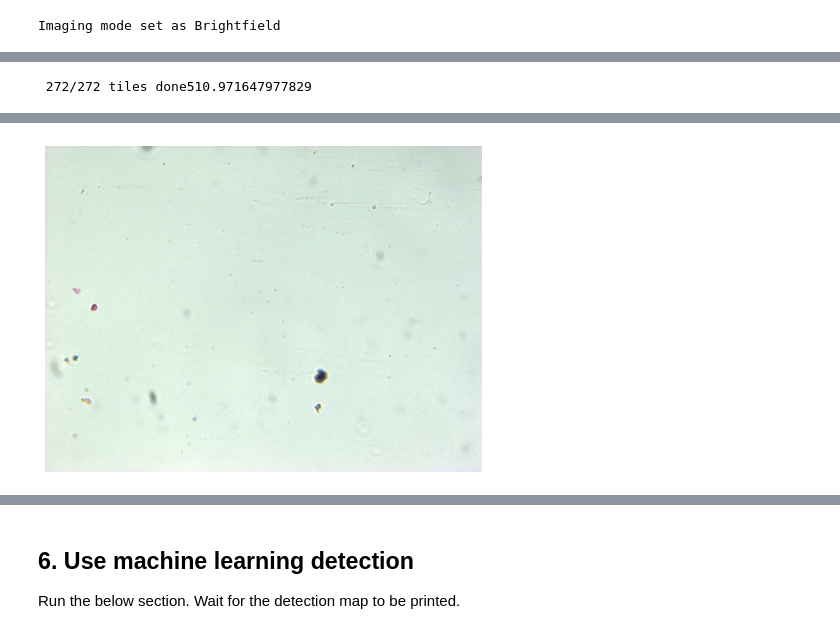
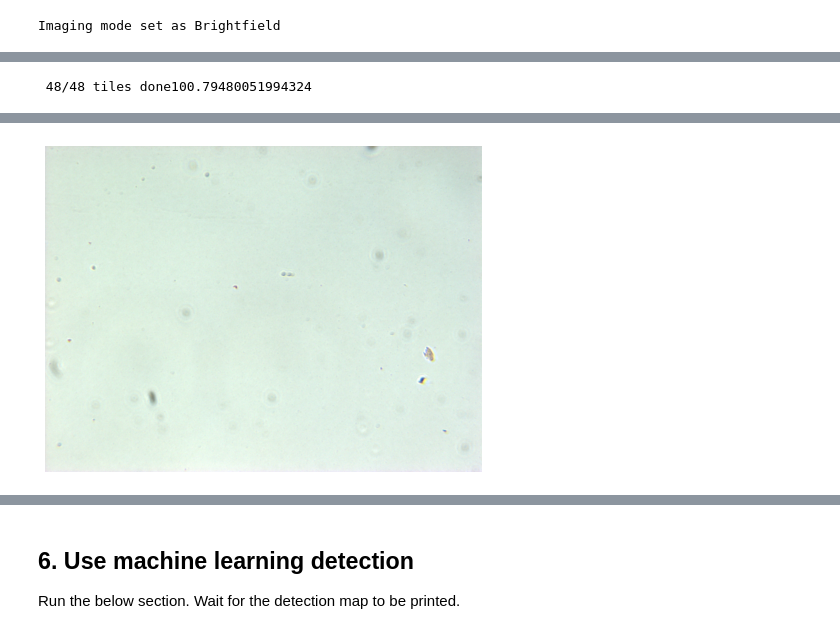
Before and after one commit to uw-loci/smart-wsi-scanner, a Jupyter notebook: SmartPath-main.ipynb, the cells around one changed output, grey strips where cells are left out. Cells and saved outputs as stored; diff of their text form; code cells hidden in the pictures.

Commit message:
add check limit function, split stitching

```diff
--- a/SmartPath-main.ipynb
+++ b/SmartPath-main.ipynb
@@ -453,8 +478,8 @@ hard_config = {
     "F-stage-4x" : -1000,
     "Z-bf-offset" : -10500,
     "hard-limit-z" : (-7700.0, 17000.0),
-    "hard-limit-x" : (-4000.0, 40000.0),
-    "hard-limit-y" : (-4000, 24000.0),
+    "hard-limit-x" : (-3000.0, 40000.0),
+    "hard-limit-y" : (-2200, 19000.0),
     "hard-limit-f" : (-19000, 0),
     "20x-bf-offset" : (-600, 10), # 4x + this value to 20x // (-590, 74)
     "shg-offset" : (-580, -280), # 4x + this value to shg // (-580, -172)
@@ -507,11 +532,11 @@ Enter values and run the below section.
 save_path = 'data/acquisition'
 # Data save path, relative path by default
 
-acq_name = 'PDAC_MetroHealth_364_aufocus_20x_test'
+acq_name = 'PDAC_MetroHealth_372_limit_r4'
 # Acquisition name
 
-user_config["slide-box"] = (15000, -1000, 39000, 15500)
-# user_config["slide-box"] = (25000, 5000, 29000, 10000)
+# user_config["slide-box"] = (-3000, -500, 32500, 17000)
+user_config["slide-box"] = (11000, 2000, 18000, 16000)
 # %% [markdown]
 ## 5. Brighfield acquisition at 4x
 Run the below section. Wait for the "4x brighfield acquisition done!" message.
@@ -533,11 +559,11 @@ Imaging mode set as Brightfield
 core.set_focus_device(config["focus-device"])
 hard_config["Z-stage-4x"] = core.get_position()
 hard_config["Z-stage-20x"] = hard_config["Z-stage-4x"] + hard_config["Z-bf-offset"]
-if hard_config["Z-stage-20x"] < config["hard-limit-z"][0] or hard_config["Z-stage-20x"] > config["hard-limit-z"][1]:
-    print('Z preset out of range')
-    hard_config["Z-stage-20x"] = -6980
+hard_config["Z-stage-20x"] = limit_stage(config, (hard_config["Z-stage-20x"],), default=(-6980,))
+limit_stage(config, (core.get_x_position(),core.get_y_position()), default=(-6980,))
 config = {**user_config, **hard_config}
 config = config_sys(config)
+position_list = generate_grid(config, mag='4x')
 # %%
 config
 # %% [output]
@@ -561,10 +607,11 @@ config
 # %%
 start = time.time()
-returns = whole_slide_scan_debug(config, core=core, save_path=save_path, acq_name=acq_name_4x, position_list=position_list.reshape(position_list.shape[0]*position_list.shape[1], -1), mda=False, estimate_background=True, focus_dive=True)
+default_bg = io.imread('data/acquisition/bg_img.tiff')
+returns = whole_slide_scan(config, core=core, save_path=save_path, acq_name=acq_name_4x, position_list=position_list.reshape(position_list.shape[0]*position_list.shape[1], -1), mda=False, estimate_background=True, focus_dive=True, background_image=default_bg)
 end = time.time()
 print(end - start)
 Audio('C:/Windows/Media/Windows Notify Calendar.wav', autoplay=True)
 # %% [output]
- 272/272 tiles done510.971647977829
+ 48/48 tiles done100.79480051994324
 [interactive output not drawn]
-[figure, old version]
+[figure, new version]
```
Also changed, not shown: parts of 10 cells of this notebook, 3 other files.
